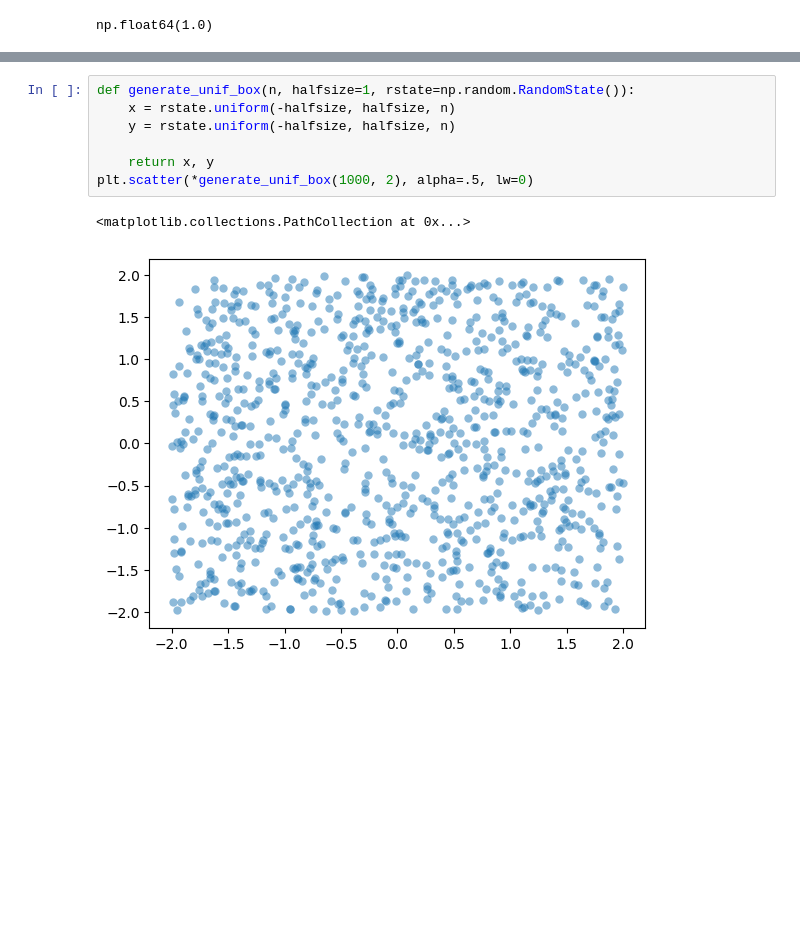
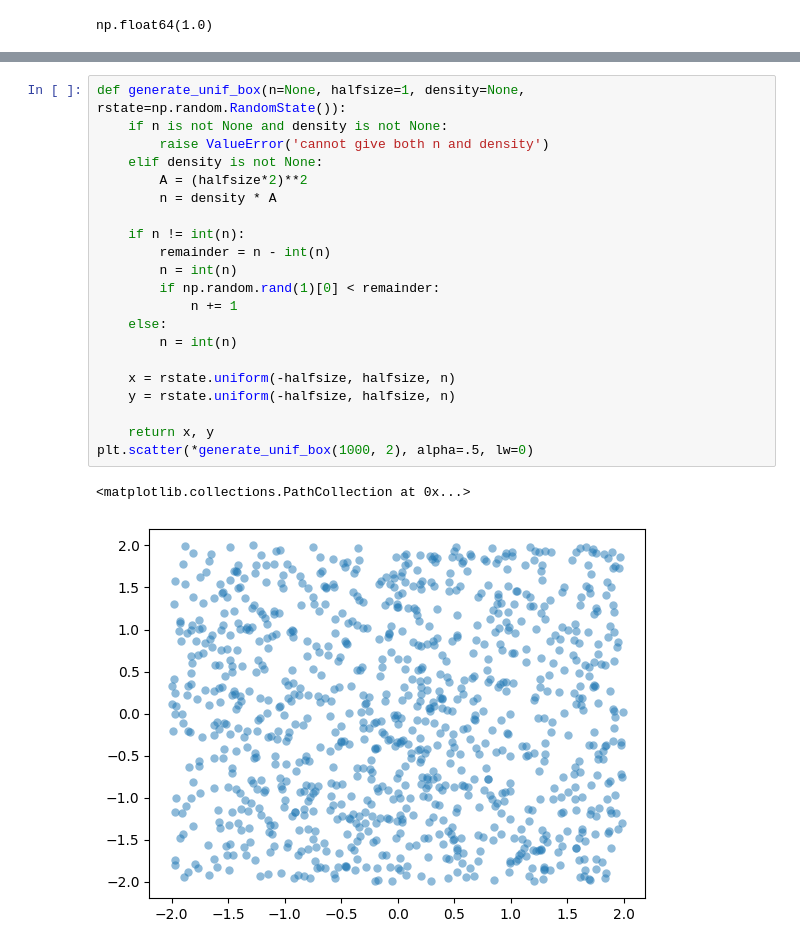
Before and after one commit to eteq/structparams_inference_biases, a Jupyter notebook: exp_gen_experiments.ipynb, the cells around one changed output, grey strips where cells are left out. Drawn from its saved outputs; the diff is of its cells as text; blank space fills up the shorter version.

```diff
--- a/exp_gen_experiments.ipynb
+++ b/exp_gen_experiments.ipynb
@@ -134,10 +125,24 @@ plt.scatter(*generate_unif(1000, 2), alpha=.5, lw=0)
 # %%
-def generate_unif_box(n, halfsize=1, rstate=np.random.RandomState()):
+def generate_unif_box(n=None, halfsize=1, density=None, rstate=np.random.RandomState()):
+    if n is not None and density is not None:
+        raise ValueError('cannot give both n and density')
+    elif density is not None:
+        A = (halfsize*2)**2
+        n = density * A
+
+    if n != int(n):
+        remainder = n - int(n)
+        n = int(n)
+        if np.random.rand(1)[0] < remainder:
+            n += 1
+    else:
+        n = int(n)
+
     x = rstate.uniform(-halfsize, halfsize, n)
     y = rstate.uniform(-halfsize, halfsize, n)
 
     return x, y
 plt.scatter(*generate_unif_box(1000, 2), alpha=.5, lw=0)
 # %% [output]
 <matplotlib.collections.PathCollection at 0x...>
-[figure, old version]
+[figure, new version]
```
Also changed, not shown: parts of 8 cells of this notebook, 1 other file.
